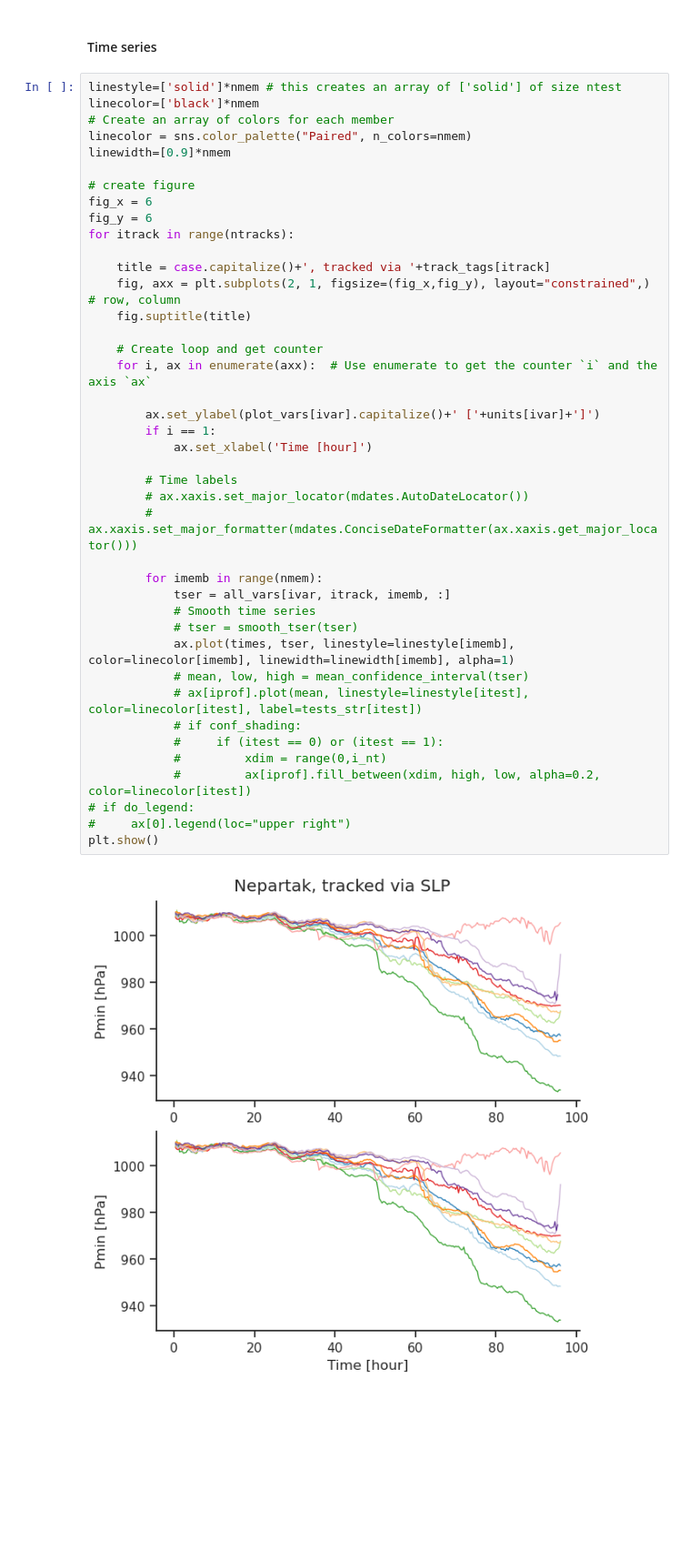
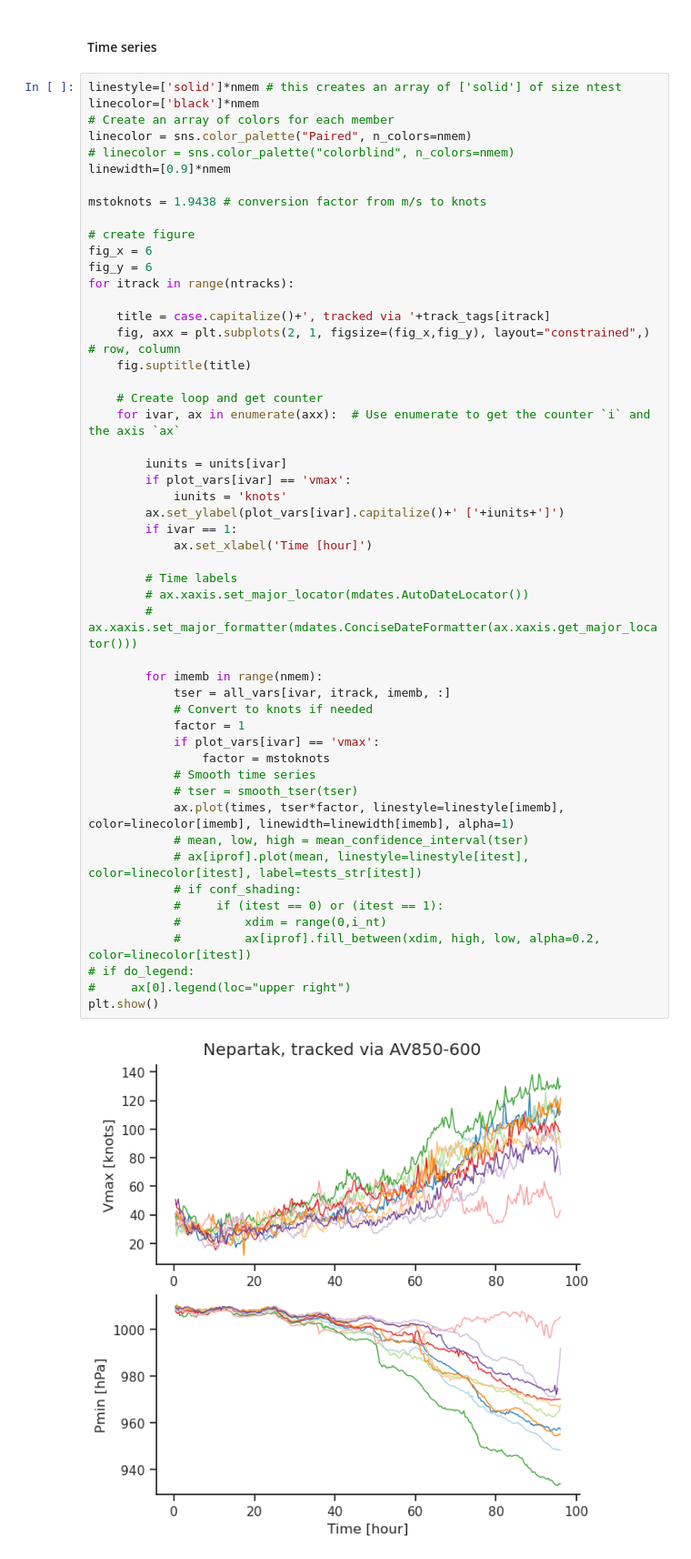
Before and after one commit to jhruppert/tc-crfrad, a Jupyter notebook: analysis/time_series.ipynb, the cells around one changed output. Shown at 91% size. Saved outputs shown, nothing was run; the diff lists cells and outputs as text; blank space fills up the shorter version.

```diff
--- a/analysis/time_series.ipynb
+++ b/analysis/time_series.ipynb
@@ -109,41 +109,51 @@ linestyle=['solid']*nmem # this creates an array of ['solid'] of size ntest
 linecolor=['black']*nmem
 # Create an array of colors for each member
 linecolor = sns.color_palette("Paired", n_colors=nmem)
+# linecolor = sns.color_palette("colorblind", n_colors=nmem)
 linewidth=[0.9]*nmem
+
+mstoknots = 1.9438 # conversion factor from m/s to knots
 
 # create figure
 fig_x = 6
 fig_y = 6
 for itrack in range(ntracks):
 
     title = case.capitalize()+', tracked via '+track_tags[itrack]
     fig, axx = plt.subplots(2, 1, figsize=(fig_x,fig_y), layout="constrained",) # row, column
     fig.suptitle(title)
 
     # Create loop and get counter
-    for i, ax in enumerate(axx):  # Use enumerate to get the counter `i` and the axis `ax`
+    for ivar, ax in enumerate(axx):  # Use enumerate to get the counter `i` and the axis `ax`
 
-        ax.set_ylabel(plot_vars[ivar].capitalize()+' ['+units[ivar]+']')
-        if i == 1:
+        iunits = units[ivar]
+        if plot_vars[ivar] == 'vmax':
+            iunits = 'knots'
+        ax.set_ylabel(plot_vars[ivar].capitalize()+' ['+iunits+']')
+        if ivar == 1:
             ax.set_xlabel('Time [hour]')
 
         # Time labels
         # ax.xaxis.set_major_locator(mdates.AutoDateLocator())
         # ax.xaxis.set_major_formatter(mdates.ConciseDateFormatter(ax.xaxis.get_major_locator()))
 
         for imemb in range(nmem):
             tser = all_vars[ivar, itrack, imemb, :]
+            # Convert to knots if needed
+            factor = 1
+            if plot_vars[ivar] == 'vmax':
+                factor = mstoknots
             # Smooth time series
             # tser = smooth_tser(tser)
-            ax.plot(times, tser, linestyle=linestyle[imemb], color=linecolor[imemb], linewidth=linewidth[imemb], alpha=1)
+            ax.plot(times, tser*factor, linestyle=linestyle[imemb], color=linecolor[imemb], linewidth=linewidth[imemb], alpha=1)
             # mean, low, high = mean_confidence_interval(tser)
             # ax[iprof].plot(mean, linestyle=linestyle[itest], color=linecolor[itest], label=tests_str[itest])
             # if conf_shading:
             #     if (itest == 0) or (itest == 1):
             #         xdim = range(0,i_nt)
             #         ax[iprof].fill_between(xdim, high, low, alpha=0.2, color=linecolor[itest])
 # if do_legend:
 #     ax[0].legend(loc="upper right")
 plt.show()
 # %% [output]
-[figure, old version]
+[figure, new version]
```
Also changed, not shown: parts of 1 cell of this notebook, 1 other file.
